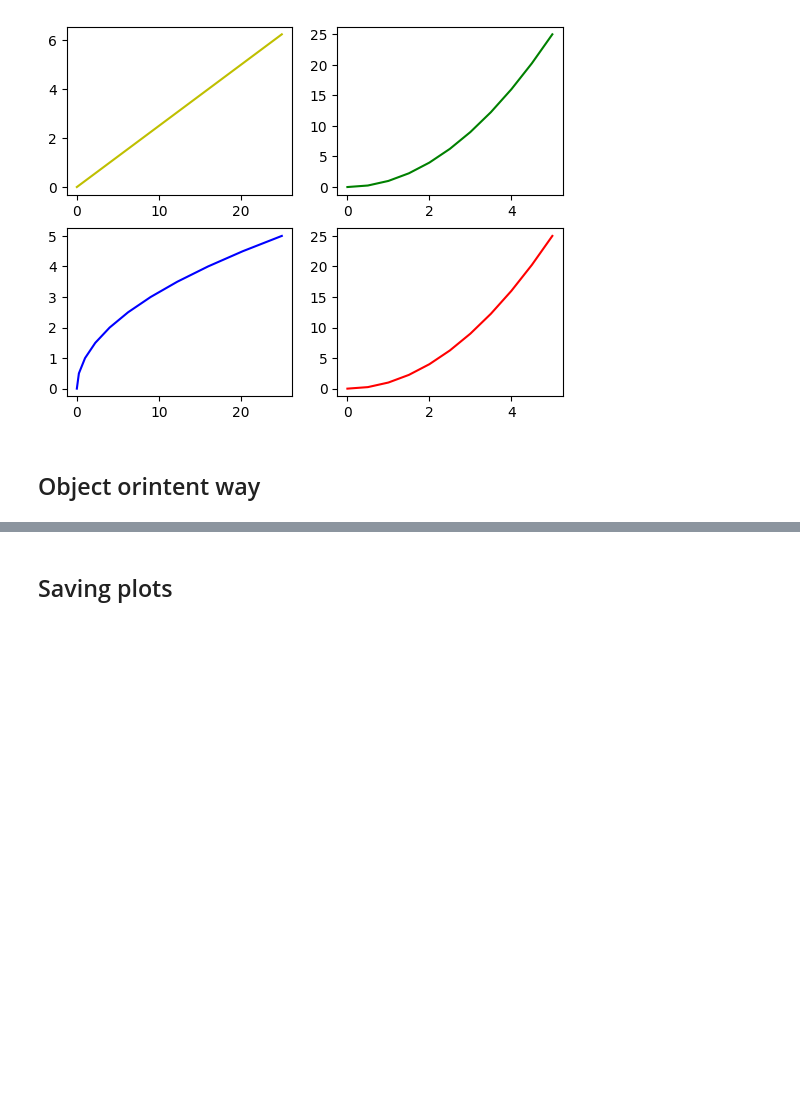
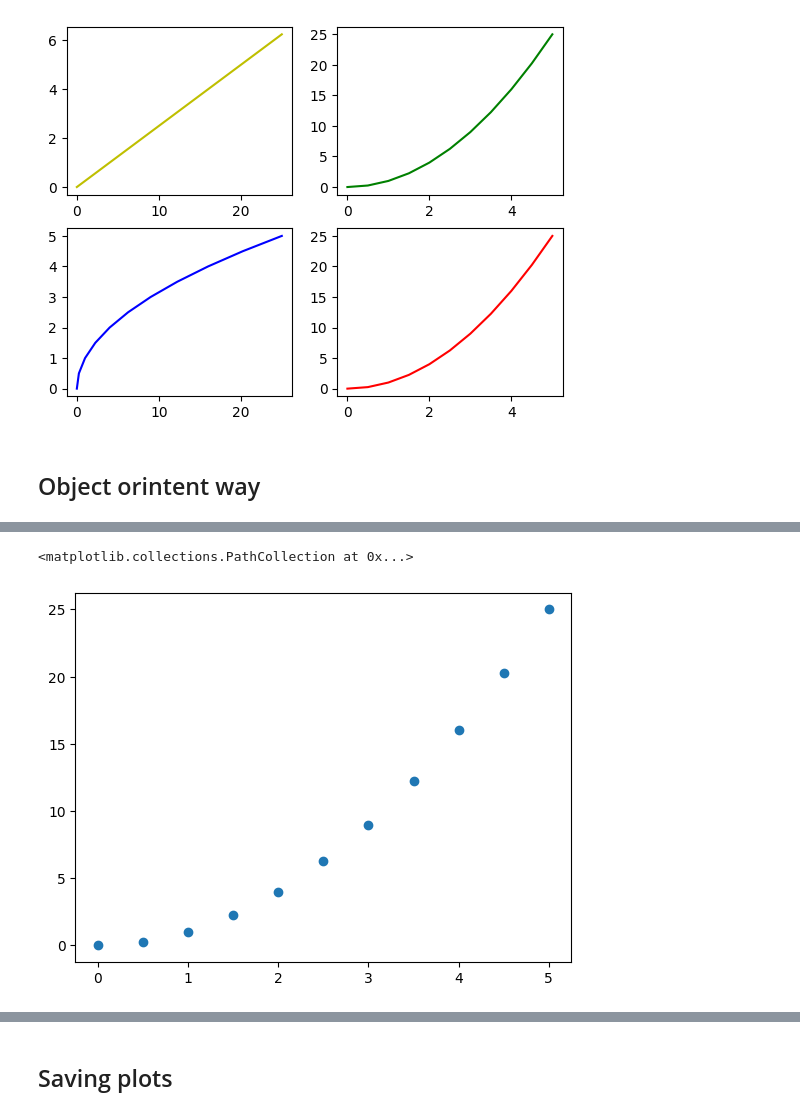
Before and after one commit to rafi1105/Machine_Learning_colab, a Jupyter notebook: Data Visualization/Matplotlib.ipynb, the cells around one changed output, grey strips where cells are left out. Cells and saved outputs as stored; diff of their text form; code cells hidden in the pictures; blank space fills up the shorter version.

```diff
--- a/Data Visualization/Matplotlib.ipynb
+++ b/Data Visualization/Matplotlib.ipynb
@@ -51,0 +55,5 @@ axis2.plot(x,y,'r')
+# %%
+plt.scatter(x,y)
+# %% [output]
+<matplotlib.collections.PathCollection at 0x...>
+[figure, added]
```
Also changed, not shown: parts of 5 cells of this notebook.
